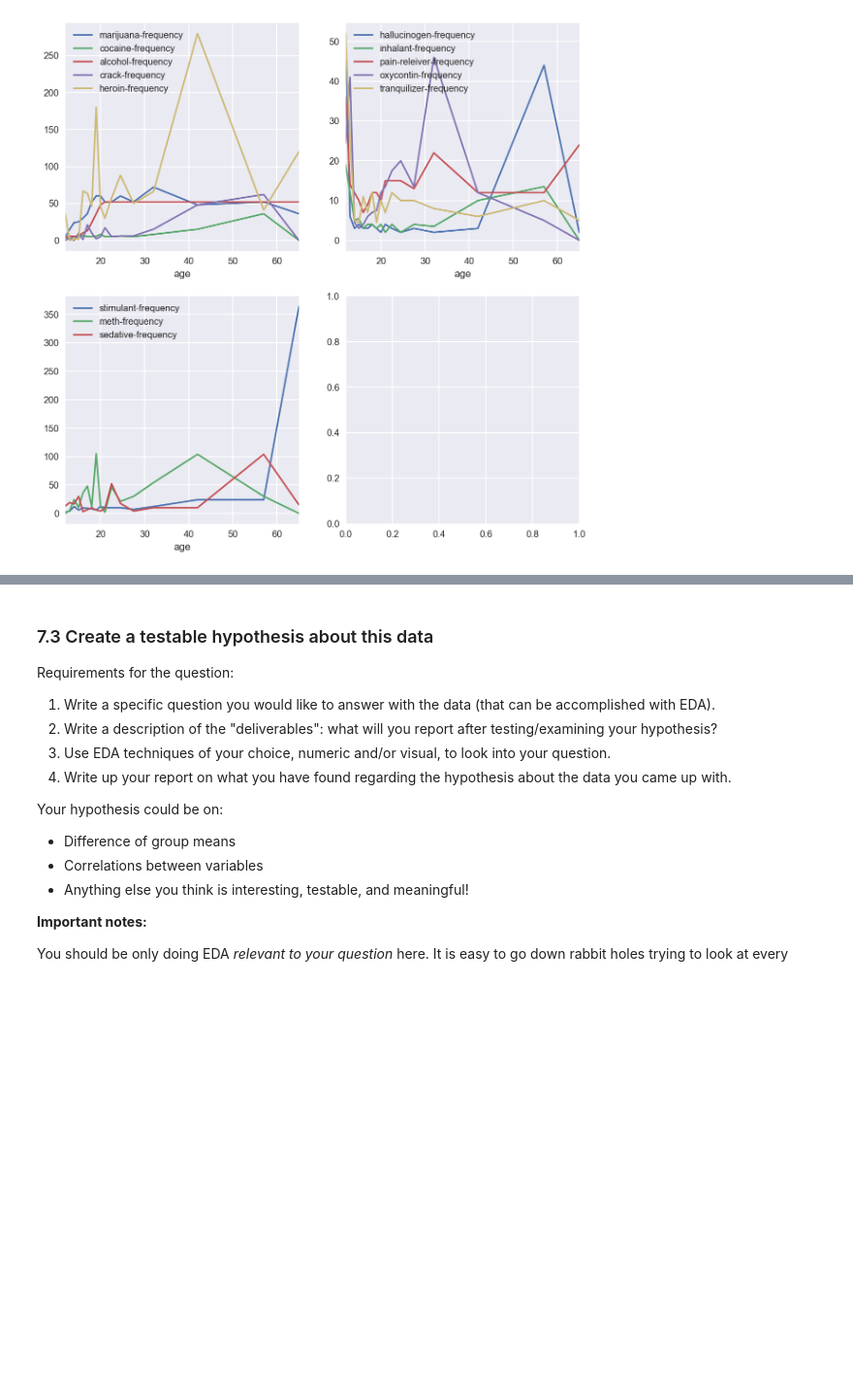
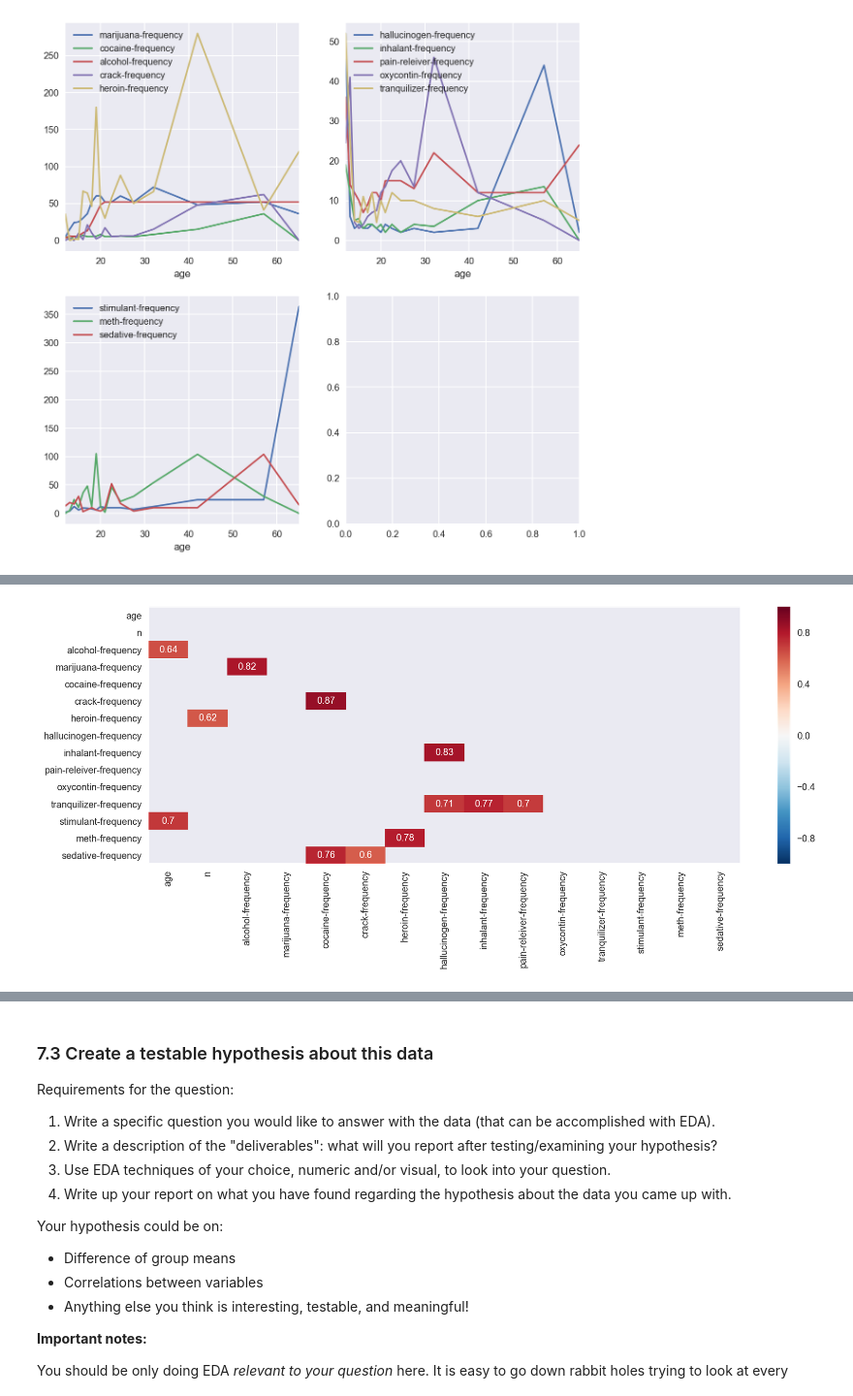
Before and after one commit to t-brewer/sats_and_drugs, a Jupyter notebook: project-02-v2-starter-code.ipynb, the cells around one changed output, grey strips where cells are left out. Shown at 97% size. Saved outputs shown, nothing was run; the diff lists cells and outputs as text; code cells hidden in the pictures; blank space fills up the shorter version.

```diff
--- a/project-02-v2-starter-code.ipynb
+++ b/project-02-v2-starter-code.ipynb
@@ -863,0 +874,8 @@ sns.regplot(alcohol)
+# %%
+drugs_frequency = df_drugs.copy()
+columns_to_drop = []
+for c in drugs_frequency.columns :
+    if "-use" in c:
+        drugs_frequency.drop(c, axis=1, inplace=True)
+
+drugs_frequency.head()
@@ -863,0 +904,12 @@ sns.regplot(alcohol)
+# %%
+corr_mat_freq = drugs_frequency.corr()
+
+cut_off = 0.6
+mask = np.zeros_like(corr_mat_freq, dtype=np.bool)
+mask[np.triu_indices_from(mask)] = True
+mask[(corr_mat_freq <= cut_off) & (corr_mat_freq >= -cut_off)] = True
+
+f, ax = plt.subplots(nrows=1, ncols=1, figsize=(14,5))
+ax = sns.heatmap(corr_mat_freq, fmt='.2g', mask=mask, annot=True)
+# %% [output]
+[figure, added]
```
Also changed, not shown: parts of 15 cells of this notebook.
